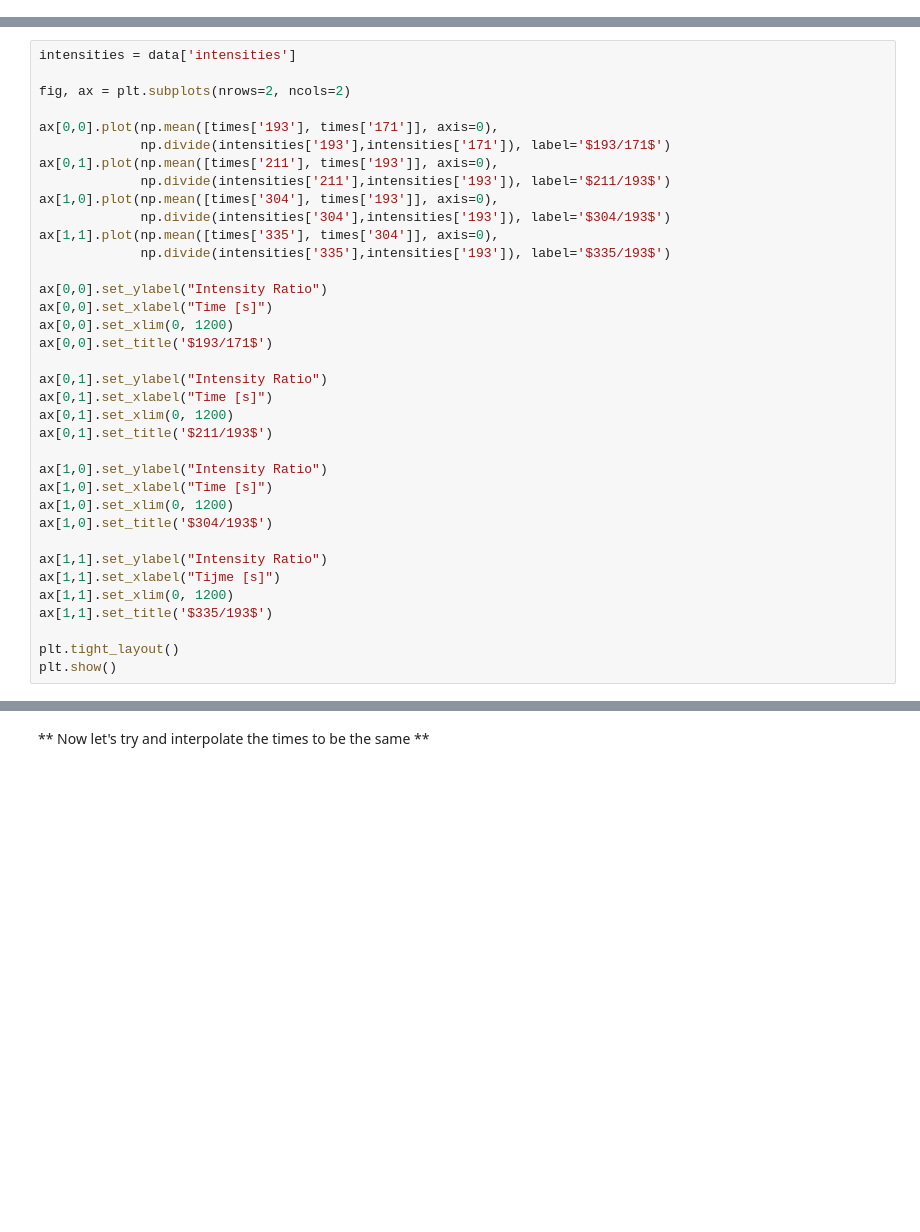
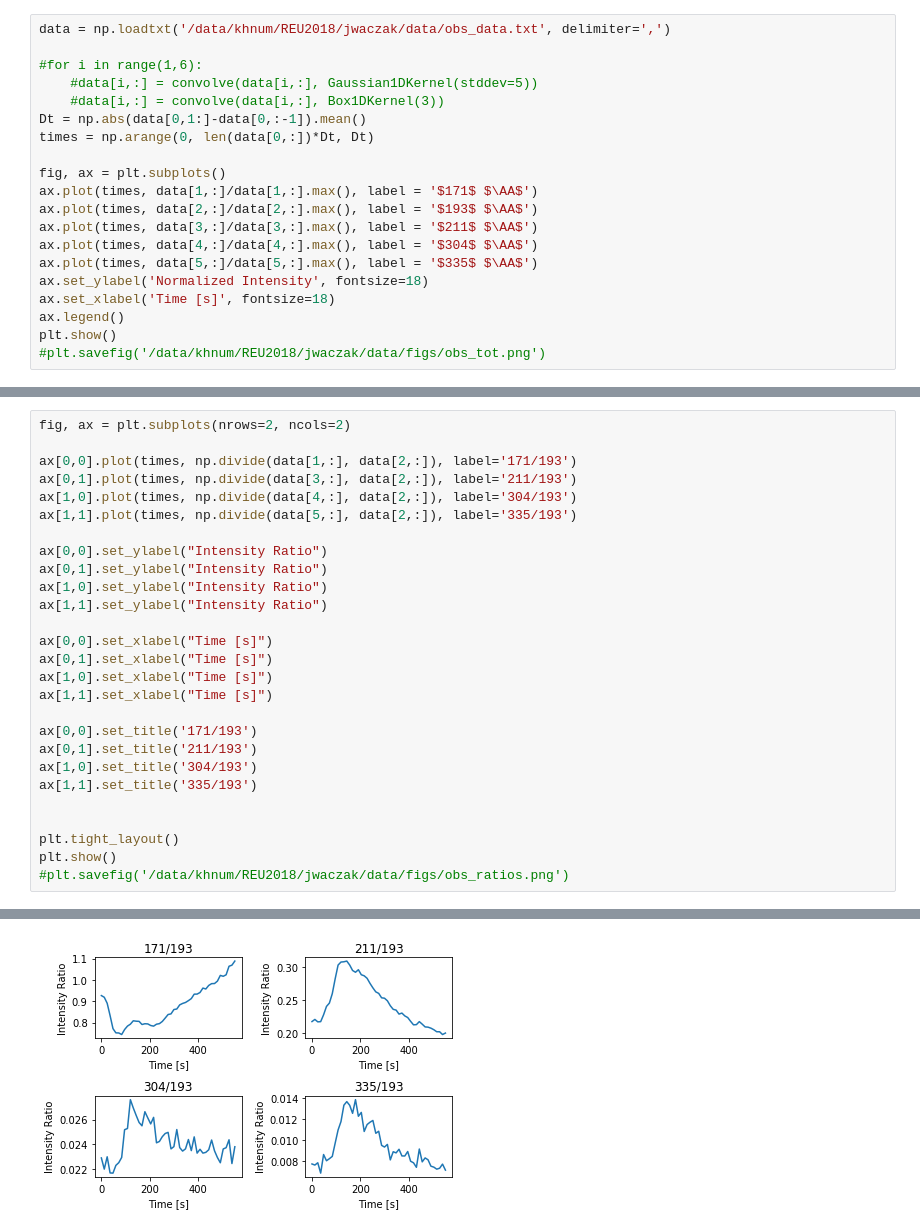
Before and after one commit to john-waczak/cme_shocks, a Jupyter notebook: simulationTest.ipynb, the cells around one changed output, grey strips where cells are left out. Drawn from its saved outputs; the diff is of its cells as text; blank space fills up the shorter version.

```diff
--- a/simulationTest.ipynb
+++ b/simulationTest.ipynb
@@ -102,0 +23,20 @@ ax.legend()
+# %%
+data = np.loadtxt('/data/khnum/REU2018/jwaczak/data/obs_data.txt', delimiter=',')
+
+#for i in range(1,6):
+    #data[i,:] = convolve(data[i,:], Gaussian1DKernel(stddev=5))
+    #data[i,:] = convolve(data[i,:], Box1DKernel(3))
+Dt = np.abs(data[0,1:]-data[0,:-1]).mean()
+times = np.arange(0, len(data[0,:])*Dt, Dt)
+
+fig, ax = plt.subplots()
+ax.plot(times, data[1,:]/data[1,:].max(), label = '$171$ $\AA$')
+ax.plot(times, data[2,:]/data[2,:].max(), label = '$193$ $\AA$')
+ax.plot(times, data[3,:]/data[3,:].max(), label = '$211$ $\AA$')
+ax.plot(times, data[4,:]/data[4,:].max(), label = '$304$ $\AA$')
+ax.plot(times, data[5,:]/data[5,:].max(), label = '$335$ $\AA$')
+ax.set_ylabel('Normalized Intensity', fontsize=18)
+ax.set_xlabel('Time [s]', fontsize=18)
+ax.legend()
+plt.show()
+#plt.savefig('/data/khnum/REU2018/jwaczak/data/figs/obs_tot.png')
@@ -103,37 +45,28 @@ ax.legend()
 # %%
-intensities = data['intensities']
-
 fig, ax = plt.subplots(nrows=2, ncols=2)
 
-ax[0,0].plot(np.mean([times['193'], times['171']], axis=0),
-             np.divide(intensities['193'],intensities['171']), label='$193/171$')
-ax[0,1].plot(np.mean([times['211'], times['193']], axis=0),
-             np.divide(intensities['211'],intensities['193']), label='$211/193$')
-ax[1,0].plot(np.mean([times['304'], times['193']], axis=0),
-             np.divide(intensities['304'],intensities['193']), label='$304/193$')
-ax[1,1].plot(np.mean([times['335'], times['304']], axis=0),
-             np.divide(intensities['335'],intensities['193']), label='$335/193$')
+ax[0,0].plot(times, np.divide(data[1,:], data[2,:]), label='171/193')
+ax[0,1].plot(times, np.divide(data[3,:], data[2,:]), label='211/193')
+ax[1,0].plot(times, np.divide(data[4,:], data[2,:]), label='304/193')
+ax[1,1].plot(times, np.divide(data[5,:], data[2,:]), label='335/193')
 
 ax[0,0].set_ylabel("Intensity Ratio")
+ax[0,1].set_ylabel("Intensity Ratio")
+ax[1,0].set_ylabel("Intensity Ratio")
+ax[1,1].set_ylabel("Intensity Ratio")
+
 ax[0,0].set_xlabel("Time [s]")
-ax[0,0].set_xlim(0, 1200)
-ax[0,0].set_title('$193/171$')
+ax[0,1].set_xlabel("Time [s]")
+ax[1,0].set_xlabel("Time [s]")
+ax[1,1].set_xlabel("Time [s]")
 
-ax[0,1].set_ylabel("Intensity Ratio")
-ax[0,1].set_xlabel("Time [s]")
-ax[0,1].set_xlim(0, 1200)
-ax[0,1].set_title('$211/193$')
+ax[0,0].set_title('171/193')
+ax[0,1].set_title('211/193')
+ax[1,0].set_title('304/193')
+ax[1,1].set_title('335/193')
 
-ax[1,0].set_ylabel("Intensity Ratio")
-ax[1,0].set_xlabel("Time [s]")
-ax[1,0].set_xlim(0, 1200)
-ax[1,0].set_title('$304/193$')
-
-ax[1,1].set_ylabel("Intensity Ratio")
-ax[1,1].set_xlabel("Tijme [s]")
-ax[1,1].set_xlim(0, 1200)
-ax[1,1].set_title('$335/193$')
 
 plt.tight_layout()
 plt.show()
+#plt.savefig('/data/khnum/REU2018/jwaczak/data/figs/obs_ratios.png')
 # %% [output]
@@ -142,2 +73 @@ plt.show()
+[figure, added]
-# %% [markdown]
-** Now let's try and interpolate the times to be the same **
```
Also changed, not shown: parts of 25 cells of this notebook, 4 other files.
